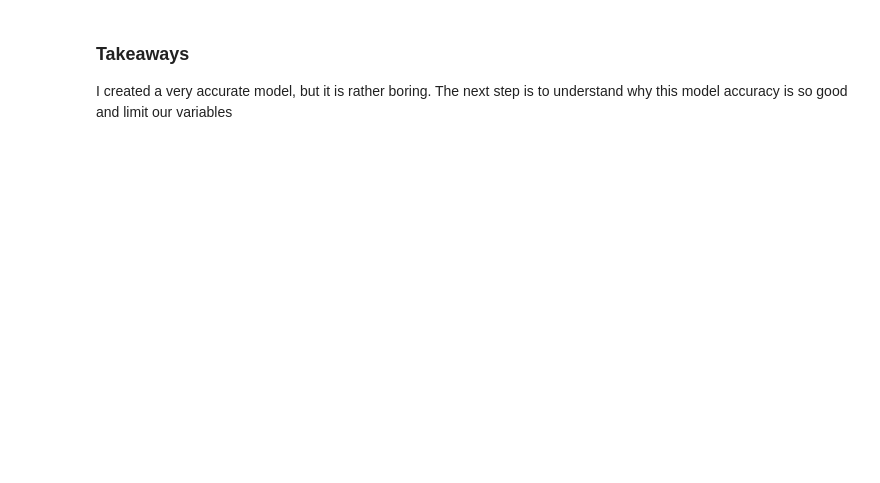
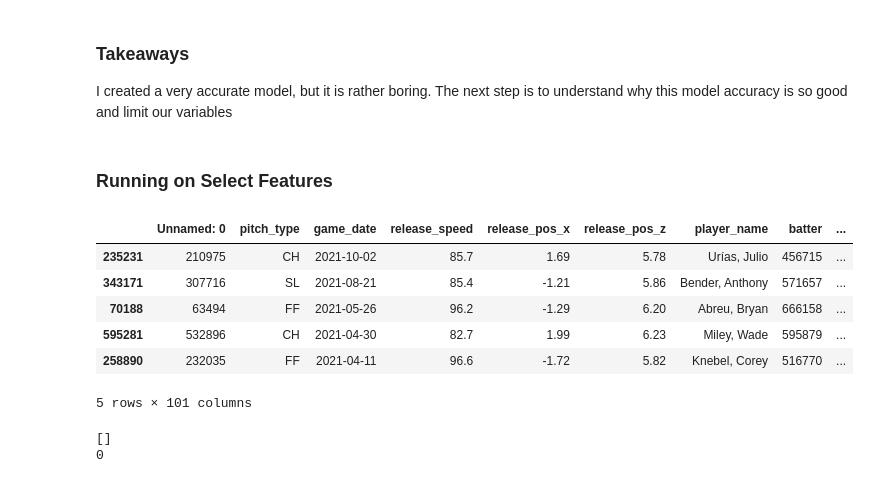
Before and after one commit to ctkatz/ML_project, a Jupyter notebook: chloe.ipynb, the cells around one changed output. Drawn from its saved outputs; the diff is of its cells as text; code cells hidden in the pictures; blank space fills up the shorter version.

Commit message:
added trainign loop for best fts

```diff
--- a/chloe.ipynb
+++ b/chloe.ipynb
@@ -207,3 +199,18 @@ Test Accuracy: 0.9678
 ### Takeaways
 
 I created a very accurate model, but it is rather boring. The next step is to understand why this model accuracy is so good and limit our variables
+# %% [markdown]
+### Running on Select Features
+# %%
+from sklearn.model_selection import train_test_split
+
+X_train, X_test, y_train, y_test = train_test_split(X, y)
+X_train.head()
+# %% [output]
+|  | Unnamed: 0 | pitch_type | game_date | release_speed | release_pos_x | release_pos_z | player_name | batter | ... |
+| 235231 | 210975 | CH | 2021-10-02 | 85.7 | 1.69 | 5.78 | Urías, Julio | 456715 | ... |
+| 343171 | 307716 | SL | 2021-08-21 | 85.4 | -1.21 | 5.86 | Bender, Anthony | 571657 | ... |
+| 70188 | 63494 | FF | 2021-05-26 | 96.2 | -1.29 | 6.20 | Abreu, Bryan | 666158 | ... |
+| 595281 | 532896 | CH | 2021-04-30 | 82.7 | 1.99 | 6.23 | Miley, Wade | 595879 | ... |
+| 258890 | 232035 | FF | 2021-04-11 | 96.6 | -1.72 | 5.82 | Knebel, Corey | 516770 | ... |
+5 rows × 101 columns
@@ -209,0 +271,6 @@ I created a very accurate model, but it is rather boring. The next step is to un
+# %%
+print(best_cols)
+print(best_score)
+# %% [output]
+[]
+0
```
Also changed, not shown: parts of 10 cells of this notebook.
